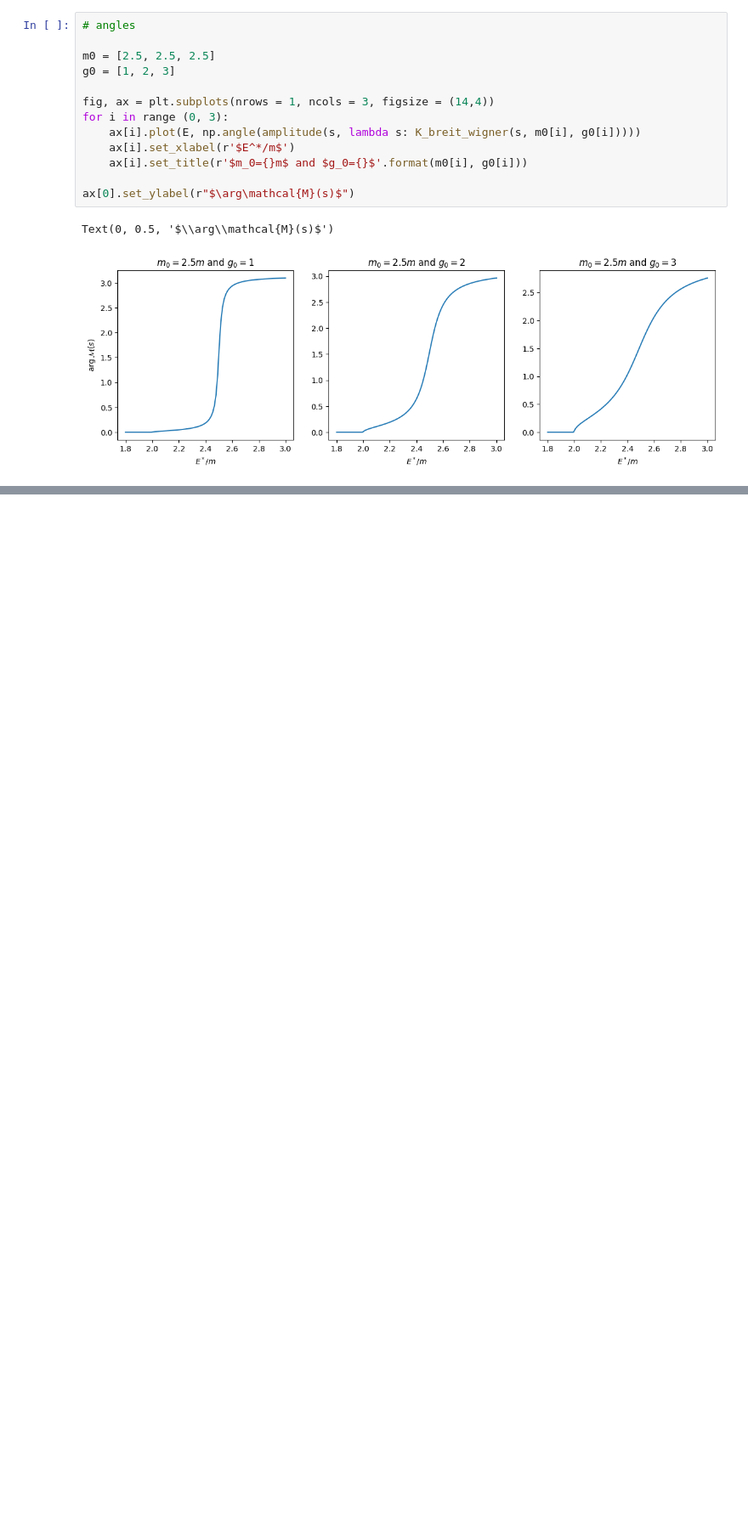
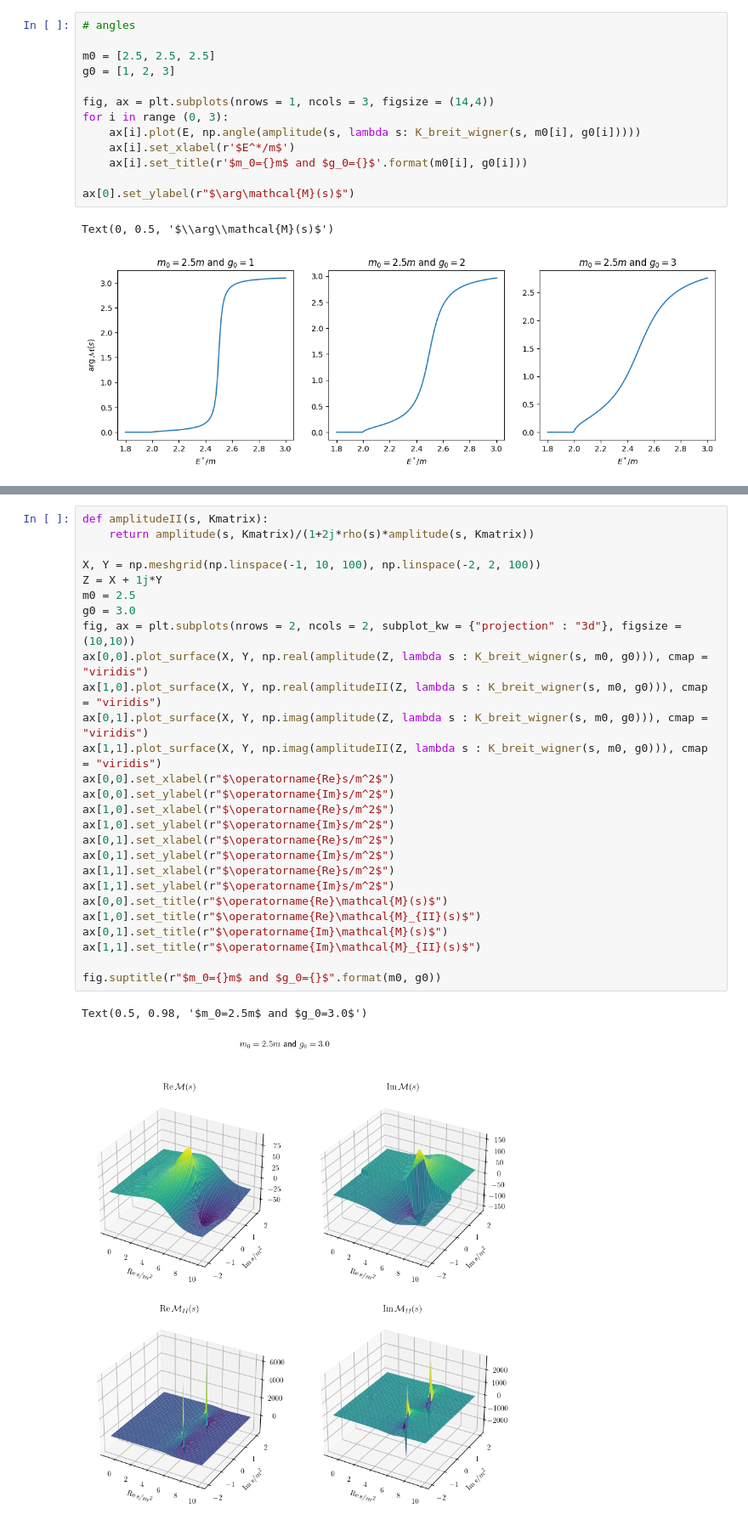
Before and after one commit to ivanmbur/Introduction_to_Scattering, a Jupyter notebook: scattering_amplitudes_cleaner.ipynb, the cells around one changed output, grey strips where cells are left out. Shown at 85% size. Saved outputs shown, nothing was run; the diff lists cells and outputs as text; blank space fills up the shorter version.

```diff
--- a/scattering_amplitudes_cleaner.ipynb
+++ b/scattering_amplitudes_cleaner.ipynb
@@ -278,0 +306,30 @@ Text(0, 0.5, '$\\arg\\mathcal{M}(s)$')
+# %%
+def amplitudeII(s, Kmatrix):
+    return amplitude(s, Kmatrix)/(1+2j*rho(s)*amplitude(s, Kmatrix))
+
+X, Y = np.meshgrid(np.linspace(-1, 10, 100), np.linspace(-2, 2, 100))
+Z = X + 1j*Y
+m0 = 2.5
+g0 = 3.0
+fig, ax = plt.subplots(nrows = 2, ncols = 2, subplot_kw = {"projection" : "3d"}, figsize = (10,10))
+ax[0,0].plot_surface(X, Y, np.real(amplitude(Z, lambda s : K_breit_wigner(s, m0, g0))), cmap = "viridis")
+ax[1,0].plot_surface(X, Y, np.real(amplitudeII(Z, lambda s : K_breit_wigner(s, m0, g0))), cmap = "viridis")
+ax[0,1].plot_surface(X, Y, np.imag(amplitude(Z, lambda s : K_breit_wigner(s, m0, g0))), cmap = "viridis")
+ax[1,1].plot_surface(X, Y, np.imag(amplitudeII(Z, lambda s : K_breit_wigner(s, m0, g0))), cmap = "viridis")
+ax[0,0].set_xlabel(r"$\operatorname{Re}s/m^2$")
+ax[0,0].set_ylabel(r"$\operatorname{Im}s/m^2$")
+ax[1,0].set_xlabel(r"$\operatorname{Re}s/m^2$")
+ax[1,0].set_ylabel(r"$\operatorname{Im}s/m^2$")
+ax[0,1].set_xlabel(r"$\operatorname{Re}s/m^2$")
+ax[0,1].set_ylabel(r"$\operatorname{Im}s/m^2$")
+ax[1,1].set_xlabel(r"$\operatorname{Re}s/m^2$")
+ax[1,1].set_ylabel(r"$\operatorname{Im}s/m^2$")
+ax[0,0].set_title(r"$\operatorname{Re}\mathcal{M}(s)$")
+ax[1,0].set_title(r"$\operatorname{Re}\mathcal{M}_{II}(s)$")
+ax[0,1].set_title(r"$\operatorname{Im}\mathcal{M}(s)$")
+ax[1,1].set_title(r"$\operatorname{Im}\mathcal{M}_{II}(s)$")
+
+fig.suptitle(r"$m_0={}m$ and $g_0={}$".format(m0, g0))
+# %% [output]
+Text(0.5, 0.98, '$m_0=2.5m$ and $g_0=3.0$')
+[figure, added]
```
Also changed, not shown: parts of 17 cells of this notebook.
